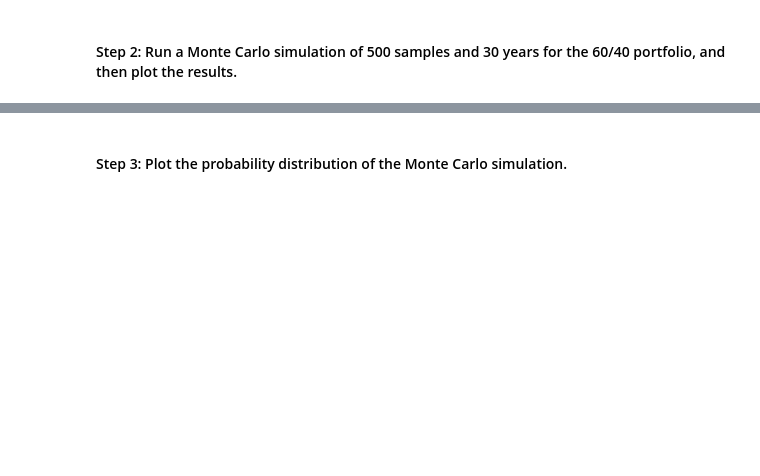
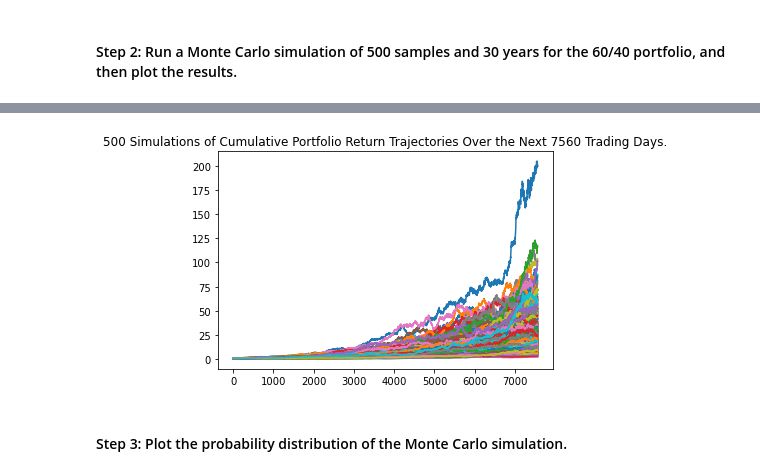
Before and after one commit to dodobirb/5-Financial-Simulations-with-APIs---Statistics-Monte-Carlo-Simulations, a Jupyter notebook: Module_5_Ch_Financial_Simulations_and_APIs/financial_planning_tools.ipynb, the cells around one changed output, grey strips where cells are left out. Cells and saved outputs as stored; diff of their text form; code cells hidden in the pictures; blank space fills up the shorter version.

```diff
--- a/Module_5_Ch_Financial_Simulations_and_APIs/financial_planning_tools.ipynb
+++ b/Module_5_Ch_Financial_Simulations_and_APIs/financial_planning_tools.ipynb
@@ -404,15 +471,26 @@ In this section, you’ll use the MCForecastTools library to create a Monte Carl
 # Set start and end dates of 3 years back from your current date
 # Alternatively, you can use an end date of 2020-08-07 and work 3 years back from that date
 
-
+startdate = pd.Timestamp("2018-09-30", tz="America/New_York").isoformat()
+enddate = pd.Timestamp("2021-09-30", tz="America/New_York").isoformat()
 
 # Set number of rows to 1000 to retrieve the maximum amount of rows
+
+limit_rows = 1000
 # %%
-# Use the Alpaca get_barset function to make the API call to get the 3 years worth of pricing data
-# The tickers and timeframe parameters should have been set in Part 1 of this activity
+# Use the Alpaca get_barset function to make the API call to get the 3 years worth of pricing dataMC_60_40_weighthe tickers and timeframe parameters should have been set in Part 1 of this activity
 # The start and end dates should be updated with the information set above
 # Remember to add the df property to the end of the call so the response is returned as a DataFrame
 
-
+market_pricing_3yr_df = alpaca.get_barset(
+    tickers,
+    timeframe,
+    start=startdate,
+    end=enddate,
+    limit=limit_rows
+).df
 
 # Display both the first and last five rows of the DataFrame
+
+display(market_pricing_3yr_df.head())
+display(market_pricing_3yr_df.tail())
@@ -423,5 +518,13 @@ In this section, you’ll use the MCForecastTools library to create a Monte Carl
 # The weights should be split 40% to AGG and 60% to SPY.
 # Run 500 samples.
 
+MC_60_40_weight = MCSimulation(
+    portfolio_data = market_pricing_3yr_df,
+    weights = [.4, .6],
+    num_simulation = 500,
+    num_trading_days = 252*30
+)
 
 # Review the simulation input data
+
+MC_60_40_weight.portfolio_data.head()
@@ -430,6 +586,10 @@ In this section, you’ll use the MCForecastTools library to create a Monte Carl
 # %%
 # Visualize the 30-year Monte Carlo simulation by creating an
 # overlay line plot
+
+MC_30yr_line_plot = MC_60_40_weight.plot_simulation()
+# %% [output]
+[figure, added]
 # %% [markdown]
 #### Step 3: Plot the probability distribution of the Monte Carlo simulation.
 # %%
```
Also changed, not shown: parts of 35 cells of this notebook, 1 other file.
